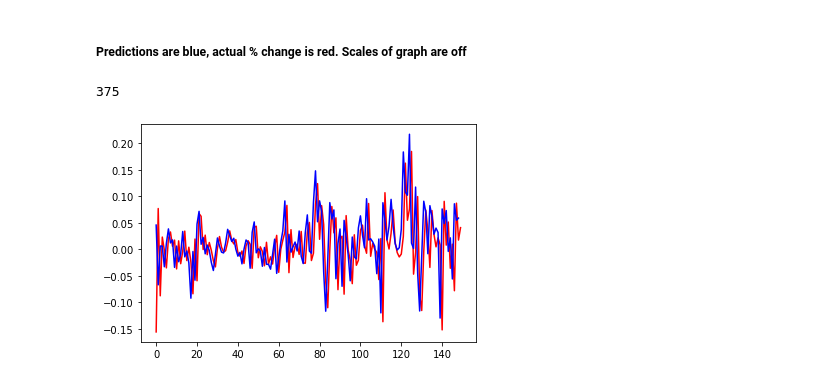
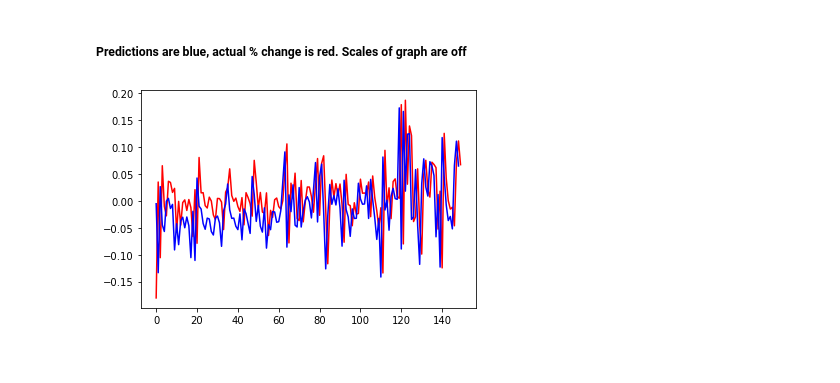
Before and after one commit to daniellicht13/Capstone, a Jupyter notebook: LSTM_with_15_coins.ipynb, the cells around one changed output. Drawn from its saved outputs; the diff is of its cells as text; code cells hidden in the pictures.

```diff
--- a/LSTM_with_15_coins.ipynb
+++ b/LSTM_with_15_coins.ipynb
@@ -10,8 +15,8 @@ import datetime as dt  # for dealing with times
 # %%
 #URL for binance API
 root_url = 'https://api.binance.com/api/v1/klines'
-start_date = 121
-end_date = 497
+start_date = 93 #95 as of 3/2/21. Adjust by number of days since 3/1. curr_pct_change below should start 1/22/20
+end_date = 469 #497 as of 3/2/21.
 # %%
 #function to pull data from binance API
 def get_bars(symbol, interval = '1d'):
@@ -419,8 +525,14 @@ test_X = test_X.reshape((test_X.shape[0], 1, test_X.shape[1]))
 # %%
 #LSTM ARCHITECTURE
 model = Sequential()
-model.add(LSTM(50, input_shape=(train_X.shape[1], train_X.shape[2])))
-model.add(Dense(1))
-model.compile(loss='mae', optimizer='adam')
+model.add(LSTM(4, input_shape=(train_X.shape[1], train_X.shape[2])))
+model.add(Dropout(0.5))
+model.add(Dense(1, activation='linear'))
+opt = SGD(lr=0.01, momentum=0.9)
+model.compile(loss='mean_squared_error', optimizer='adam')
+
+
+es_callback1 = EarlyStopping(monitor='val_loss', patience=2.5)
+es_callback2 = EarlyStopping(monitor='loss', patience=2.5)
 # fit model
-history = model.fit(train_X, train_y, epochs=6, batch_size=16, validation_data=(test_X, test_y), verbose=0, shuffle=False)
+history = model.fit(train_X, train_y, epochs=30, batch_size=4, validation_data=(test_X, test_y), verbose=2, shuffle=False, callbacks=[es_callback1, es_callback2])
@@ -435,24 +565,14 @@ plt.show()
+# %%
+#Currency, Financial, Infrastructure, Services, Media & Ent.
+inverted_X, values, train, test, train_X, train_y, test_X, test_y = prep(datasets['Media & Ent.'])
 # %%
 #PLOT PREDICTIONS FOR ENTIRE TIME SERIES AGAINST ACTUAL VALUES
 predictions = []
-for i in range(int(len(dataset.values)*0.4)):
-#     X, y = values[i, 0:-1], values[i, -1]
-#     X = X.reshape(1, 1, len(X))
-#     yhat = model.predict(X, batch_size=1)
-#     yhat = yhat[0,0]
+test_set = datasets['Media & Ent.']
+for i in range(int(len(test_set.values)*0.4)):
 
-#     #invert scaler
-#     new_row = X[0][0]
-#     new_row = np.concatenate((new_row, [yhat]))
-#     array = np.array(new_row)
-#     array = array.reshape(1, len(array))
-#     inverted = scaler.inverse_transform(array)
-#     yhat = inverted[0, -1]
-#     yhat = yhat+dataset.values[-(len(dataset.values)-i)]
-#     predictions.append(yhat)
+    X, y = test[i, 0:-1], test[i, -1]
 
-#RUN COMMENTED CODE TO JUST SHOW PREDICTIONS ON TEST DATA
-    X, y = test[i, 0:-1], test[i, -1]
     X = X.reshape(1, 1, len(X))
     yhat = model.predict(X, batch_size=1)
     yhat = yhat[0,0]
@@ -468,15 +588,10 @@ for i in range(int(len(dataset.values)*0.4)):
     predictions.append(yhat)
 # %% [markdown]
 ##### Predictions are blue, actual % change is red. Scales of graph are off
-# %%
-len(inverted_X[1:,:-3])
-# %% [output]
-375
 # %%
 prediction_graph_vals = np.array([prediction[-1] for prediction in predictions])
-prediction_graph_vals
-plt.plot(inverted_X[226:,:-3], color='red') #switch 1 with 225
+plt.plot(inverted_X[226:,:-8], color='red') #switch 1 with 226, 301 for 80-20 split
 plt.plot(prediction_graph_vals[1:], color='blue')
 plt.show()
 # %% [output]
-[figure, old version]
+[figure, new version]
```
Also changed, not shown: parts of 28 cells of this notebook.
